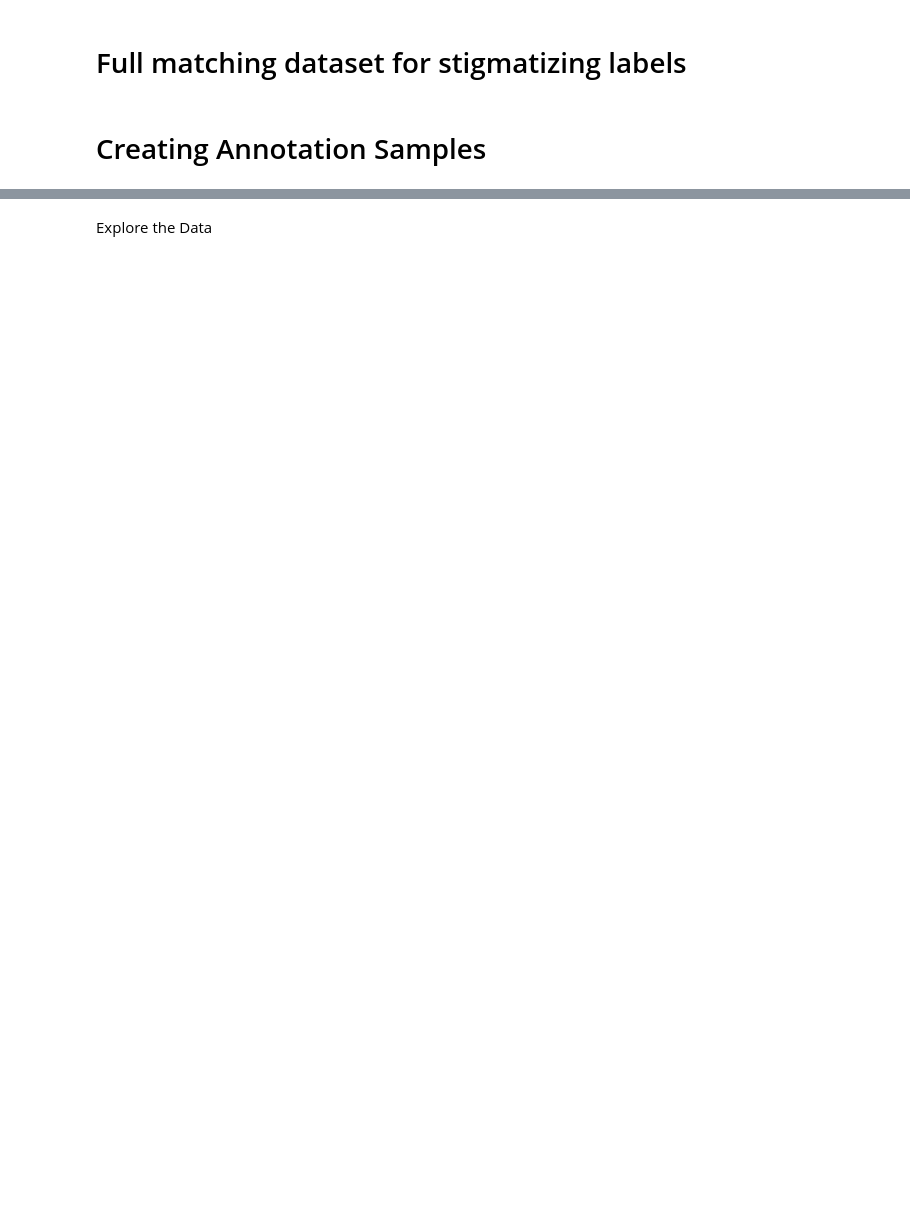
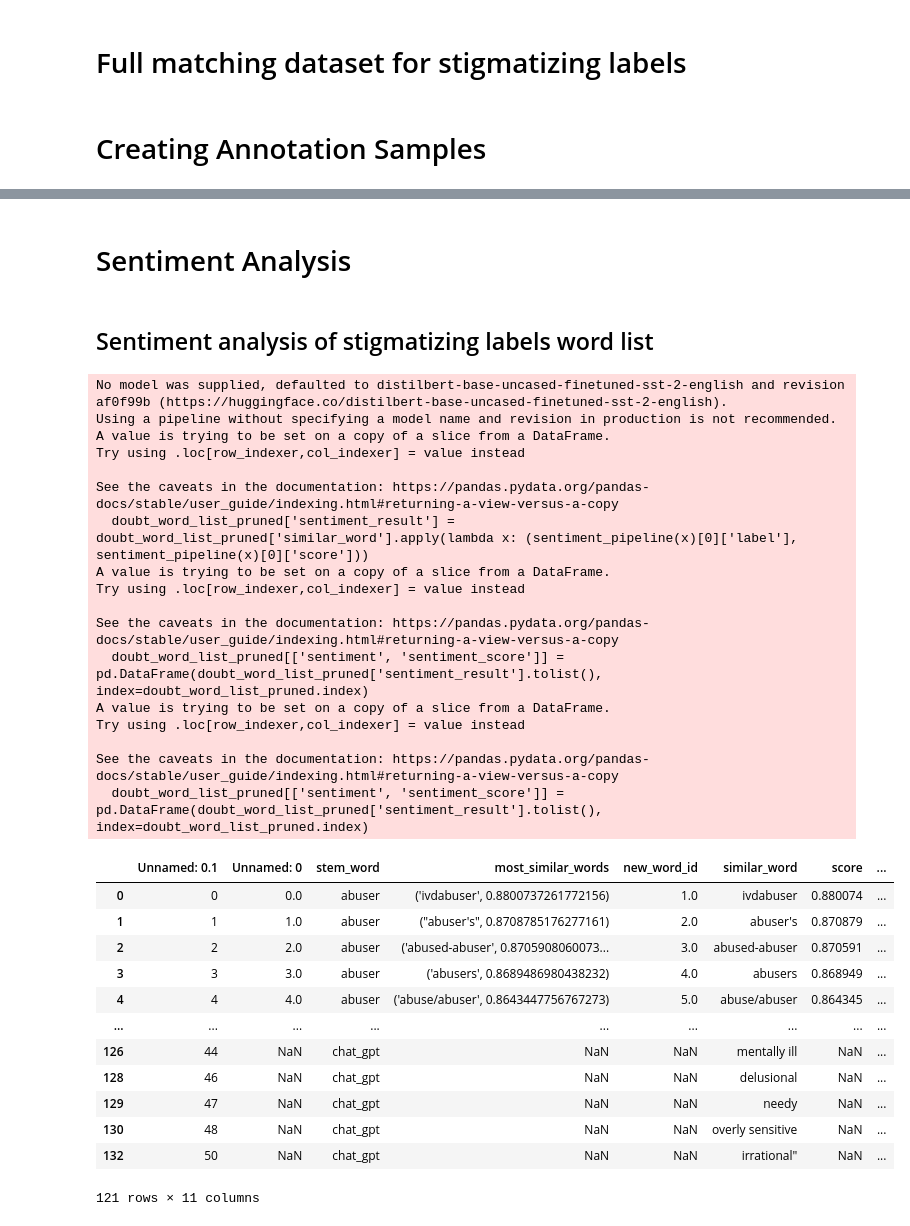
Before and after one commit to drew-walkerr/Diss_Detecting_Provider_Bias, a Jupyter notebook: stigmatizing_labels_regex.ipynb, the cells around one changed output, grey strips where cells are left out. Drawn from its saved outputs; the diff is of its cells as text; code cells hidden in the pictures; blank space fills up the shorter version.

```diff
--- a/stigmatizing_labels_regex.ipynb
+++ b/stigmatizing_labels_regex.ipynb
@@ -330,2 +311,0 @@ annotation_Drew_df.to_excel("annotation_Drew_sample_stigmatizing_labels.xlsx", i
-# %% [markdown]
-Explore the Data
@@ -334,0 +312,51 @@ runtime.unassign()
+# %% [markdown]
+# Sentiment Analysis
+# %% [markdown]
+## Sentiment analysis of stigmatizing labels word list
+# %%
+#!pip install transformers
+from transformers import pipeline
+
+# Load the sentiment analysis pipeline
+sentiment_pipeline = pipeline("sentiment-analysis")
+
+# Get both the sentiment and score in one apply function
+doubt_word_list_pruned['sentiment_result'] = doubt_word_list_pruned['similar_word'].apply(lambda x: (sentiment_pipeline(x)[0]['label'], sentiment_pipeline(x)[0]['score']))
+
+# Split the result into two separate columns
+doubt_word_list_pruned[['sentiment', 'sentiment_score']] = pd.DataFrame(doubt_word_list_pruned['sentiment_result'].tolist(), index=doubt_word_list_pruned.index)
+
+# You can drop the 'sentiment_result' column afterwards if it's not needed
+doubt_word_list_pruned = doubt_word_list_pruned.drop(columns=['sentiment_result'])
+doubt_word_list_pruned
+# %% [output]
+No model was supplied, defaulted to distilbert-base-uncased-finetuned-sst-2-english and revision af0f99b (https://huggingface.co/distilbert-base-uncased-finetuned-sst-2-english).
+Using a pipeline without specifying a model name and revision in production is not recommended.
+A value is trying to be set on a copy of a slice from a DataFrame.
+Try using .loc[row_indexer,col_indexer] = value instead
+
+See the caveats in the documentation: https://pandas.pydata.org/pandas-docs/stable/user_guide/indexing.html#returning-a-view-versus-a-copy
+  doubt_word_list_pruned['sentiment_result'] = doubt_word_list_pruned['similar_word'].apply(lambda x: (sentiment_pipeline(x)[0]['label'], sentiment_pipeline(x)[0]['score']))
+A value is trying to be set on a copy of a slice from a DataFrame.
+Try using .loc[row_indexer,col_indexer] = value instead
+
+See the caveats in the documentation: https://pandas.pydata.org/pandas-docs/stable/user_guide/indexing.html#returning-a-view-versus-a-copy
+  doubt_word_list_pruned[['sentiment', 'sentiment_score']] = pd.DataFrame(doubt_word_list_pruned['sentiment_result'].tolist(), index=doubt_word_list_pruned.index)
+A value is trying to be set on a copy of a slice from a DataFrame.
+Try using .loc[row_indexer,col_indexer] = value instead
+
+See the caveats in the documentation: https://pandas.pydata.org/pandas-docs/stable/user_guide/indexing.html#returning-a-view-versus-a-copy
+  doubt_word_list_pruned[['sentiment', 'sentiment_score']] = pd.DataFrame(doubt_word_list_pruned['sentiment_result'].tolist(), index=doubt_word_list_pruned.index)
+|  | Unnamed: 0.1 | Unnamed: 0 | stem_word | most_similar_words | new_word_id | similar_word | score | ... |
+| 0 | 0 | 0.0 | abuser | ('ivdabuser', 0.8800737261772156) | 1.0 | ivdabuser | 0.880074 | ... |
+| 1 | 1 | 1.0 | abuser | ("abuser's", 0.8708785176277161) | 2.0 | abuser's | 0.870879 | ... |
+| 2 | 2 | 2.0 | abuser | ('abused-abuser', 0.8705908060073... | 3.0 | abused-abuser | 0.870591 | ... |
+| 3 | 3 | 3.0 | abuser | ('abusers', 0.8689486980438232) | 4.0 | abusers | 0.868949 | ... |
+| 4 | 4 | 4.0 | abuser | ('abuse/abuser', 0.8643447756767273) | 5.0 | abuse/abuser | 0.864345 | ... |
+| ... | ... | ... | ... | ... | ... | ... | ... | ... |
+| 126 | 44 | NaN | chat_gpt | NaN | NaN | mentally ill | NaN | ... |
+| 128 | 46 | NaN | chat_gpt | NaN | NaN | delusional | NaN | ... |
+| 129 | 47 | NaN | chat_gpt | NaN | NaN | needy | NaN | ... |
+| 130 | 48 | NaN | chat_gpt | NaN | NaN | overly sensitive | NaN | ... |
+| 132 | 50 | NaN | chat_gpt | NaN | NaN | irrational" | NaN | ... |
+121 rows × 11 columns
```
Also changed, not shown: parts of 15 cells of this notebook.
